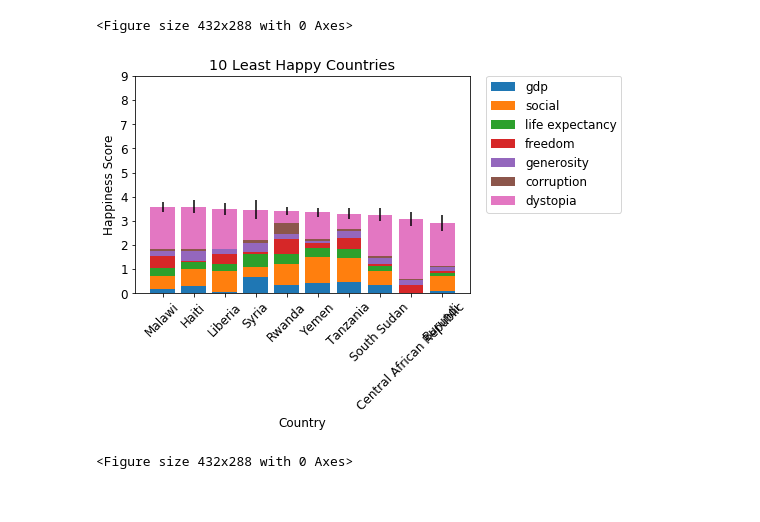
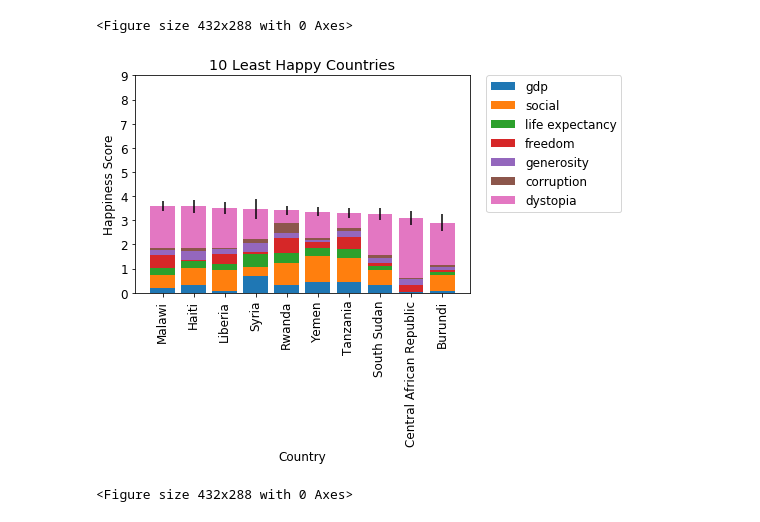
Before and after one commit to 4d4m43/DrinkAndBeHapPY, a Jupyter notebook: libs/whiskers.ipynb, the cells around one changed output. Saved outputs shown, nothing was run; the diff lists cells and outputs as text; code cells hidden in the pictures.

```diff
--- a/libs/whiskers.ipynb
+++ b/libs/whiskers.ipynb
@@ -144,33 +144,33 @@ yerr_10 = yerr.tail(10)
 
 #fig = plt.figure(figsize=(100, 50))
 #ax = fig.add_subplot(111)
 
 p1 = plt.bar(bottom_10, gdp_10)
 p2 = plt.bar(bottom_10, social_10, bottom=gdp_10)
 p3 = plt.bar(bottom_10, life_expectancy_10, bottom=gdp_10+social_10)
 p4 = plt.bar(bottom_10, freedom_10, bottom=gdp_10+social_10+life_expectancy_10)
 p5 = plt.bar(bottom_10, generosity_10, bottom=gdp_10+social_10+life_expectancy_10+freedom_10)
 p6 = plt.bar(bottom_10, corruption_10, bottom=gdp_10+social_10+life_expectancy_10+freedom_10+generosity_10)
 p7 = plt.bar(bottom_10, dystopia_10, bottom=gdp_10+social_10+life_expectancy_10+freedom_10+generosity_10+corruption_10, yerr=yerr_10)
 
 #ax = fig.add_subplot(111)
 #ax.plot(x, y)
 #plt.figure(figsize=(100, 50)
 
 #ax.legend(bbox_to_anchor=(100, 1.05))
 plt.xlabel('Country')
 plt.ylabel('Happiness Score')
 plt.title('10 Least Happy Countries')
-plt.xticks(top_10, country_10, rotation=45)
+plt.xticks(top_10, country_10, rotation=90)
 plt.yticks(np.arange(0, 10, 1))
 plt.legend((p1[0], p2[0], p3[0], p4[0], p5[0], p6[0], p7[0]),
           ('gdp', 'social', 'life expectancy', 'freedom', 'generosity', 'corruption', 'dystopia'),
            loc=2, borderaxespad=0, bbox_to_anchor=(1.05,1))
 plt.rcParams.update({'font.size': 12})
 #plt.show()
 f = plt.figure()
 f.savefig("bottom_10.pdf", bbox_inches='tight')
 #fig.savefig("foo.pdf", bbox_inches='tight')
 # %% [output]
-[figure, old version]
+[figure, new version]
 <Figure size 432x288 with 0 Axes>
```
Also changed, not shown: 6 other files.
